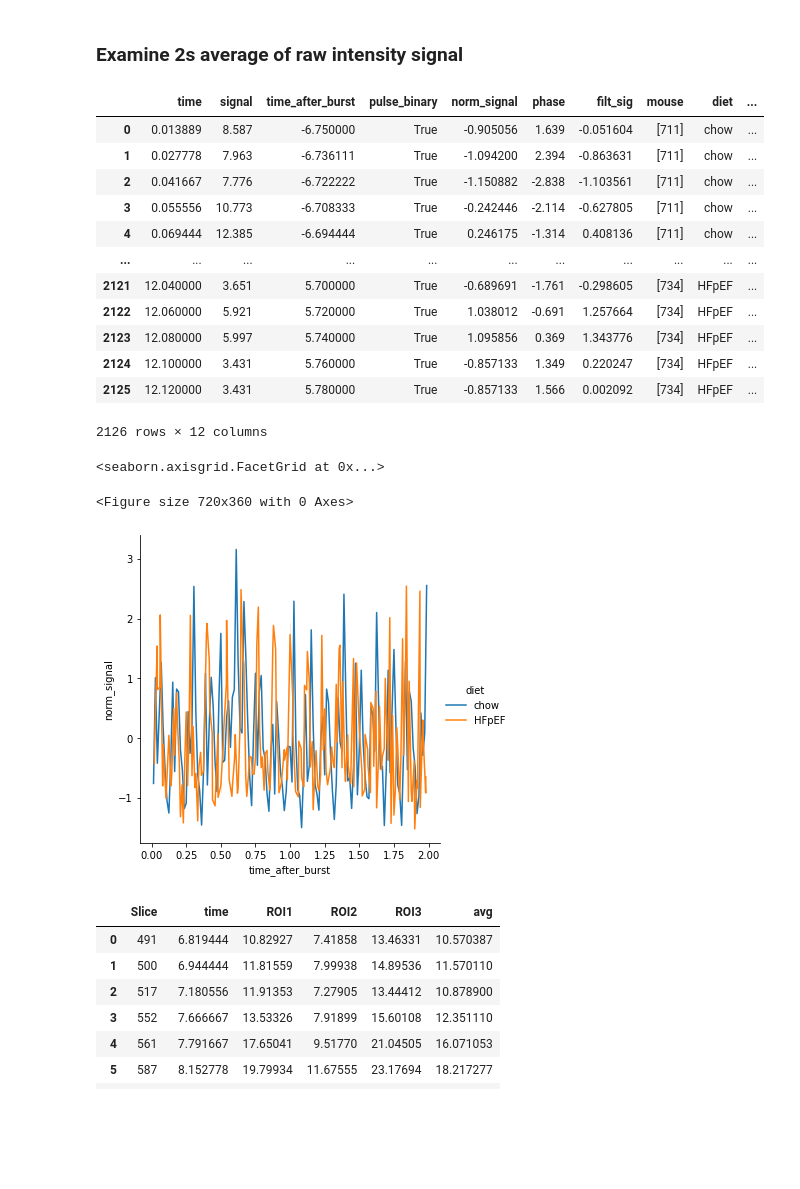
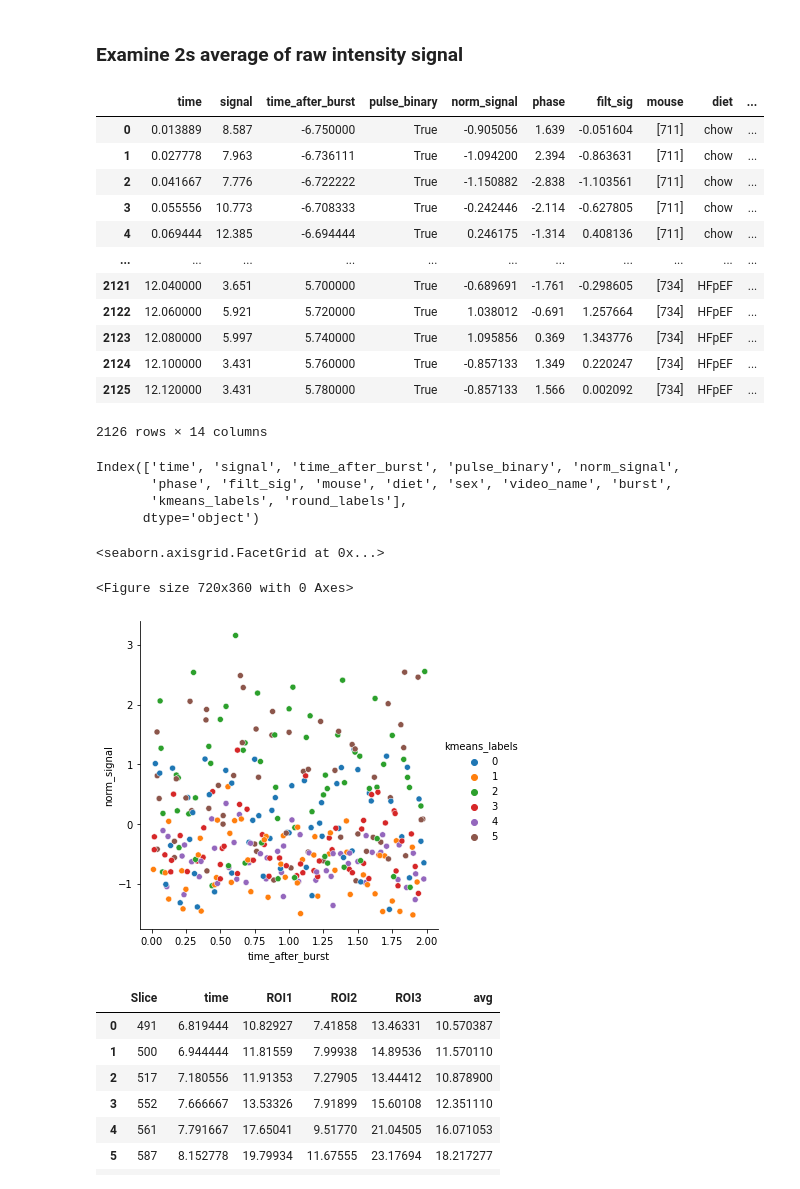
Before and after one commit to lolaBerkowitz/MCE, a Jupyter notebook: notebooks/main.ipynb, the cells around one changed output. Cells and saved outputs as stored; diff of their text form; code cells hidden in the pictures; blank space fills up the shorter version.

```diff
--- a/notebooks/main.ipynb
+++ b/notebooks/main.ipynb
@@ -394,7 +394,7 @@ df = pd.DataFrame()
 # process fiji data
 for file in files:
     basename = os.path.basename(file)
-    temp = main.process_fiji(file,metadata_path)
+    temp = main.run(file,save = False, metadata_path = r"Y:\laura_berkowitz\cardiac_grant\burst_data\meta_data.csv")
     df = df.append(temp,ignore_index=True)
 # %%
 df
@@ -411,49 +411,56 @@ df
 | 2123 | 12.080000 | 5.997 | 5.740000 | True | 1.095856 | 0.369 | 1.343776 | [734] | HFpEF | ... |
 | 2124 | 12.100000 | 3.431 | 5.760000 | True | -0.857133 | 1.349 | 0.220247 | [734] | HFpEF | ... |
 | 2125 | 12.120000 | 3.431 | 5.780000 | True | -0.857133 | 1.566 | 0.002092 | [734] | HFpEF | ... |
-2126 rows × 12 columns
+2126 rows × 14 columns
+# %%
+df.keys()
+# %% [output]
+Index(['time', 'signal', 'time_after_burst', 'pulse_binary', 'norm_signal',
+       'phase', 'filt_sig', 'mouse', 'diet', 'sex', 'video_name', 'burst',
+       'kmeans_labels', 'round_labels'],
+      dtype='object')
 # %%
 # fig = plt.figure(figsize=set_size('thesis', fraction=.1, subplots=(1, 1)))
 fig = plt.figure(figsize=(10,5))
 sns.relplot(data = df[(df["time_after_burst"] > 0) & (df["time_after_burst"] < 2)],
             x = "time_after_burst",
             y = "norm_signal",
-            hue = "diet",
+            hue = "kmeans_labels",
             palette = "tab10",
-            kind = "line")
+            kind = "scatter")
 
 
 
 # sns.boxplot(data = df[(df["time after burst"] > 0) & (df["time after burst"] < 2)],
 #             x = "diet",
 #             y = "norm_signal",
 #             hue = "mouse",
 #             palette = "tab10",
 #             )
 # sns.pointplot(x="time after burst", y="norm_signal", hue = "mouse",data= df[(df["time after burst"] > 0) & (df["time after burst"] < 2)])
 # color =
 # for mouse in np.unique(df["mouse"]):
 
 #     temp = df[(df["mouse"] == mouse) & (df["time after burst"] > 0)]
 #     signal = gaussian_filter(temp["norm_signal"],5)
 #     plt.plot(temp["time after burst"],signal,linewidth=5)
 #     plt.plot(temp["time after burst"],temp["norm_signal"])
 
 #     # bins = np.arange(0, np.max(temp["time after burst"]),2)
     # binned_signal
     # sns.pointplot(data = temp, np.histogram(temp["norm_signal"],bins)[0])
 
 
 # sns.boxplot(data = df[(df["time after burst"] > 0)],
 #             x = "time after burst",
 #             y = "norm_signal",
 #             hue = "mouse")
 
 # sns.replot()
 # %% [output]
 <seaborn.axisgrid.FacetGrid at 0x...>
 <Figure size 720x360 with 0 Axes>
-[figure, old version]
+[figure, new version]
 # %%
 df_proc = pd.read_csv("C:/Users/schafferlab/Desktop/711_b4_sanitycheck.csv")
 df_proc.columns = df_proc.columns.str.replace(' ','')
```
Also changed, not shown: parts of 2 cells of this notebook.
